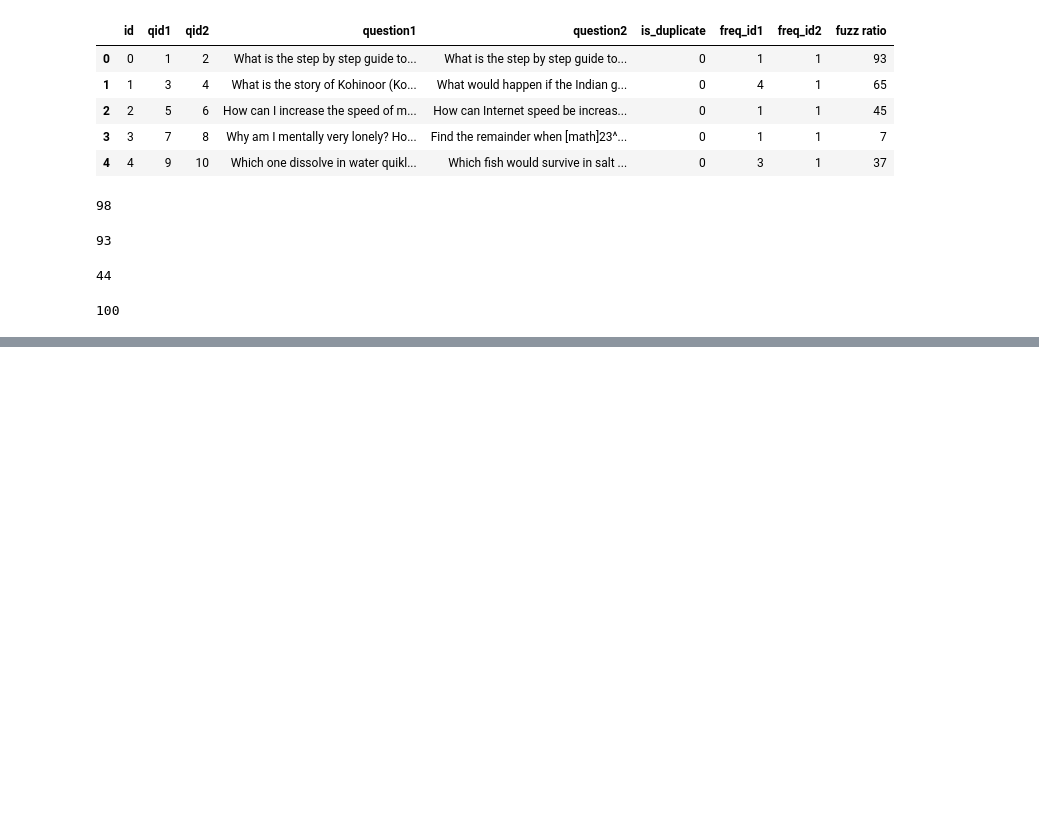
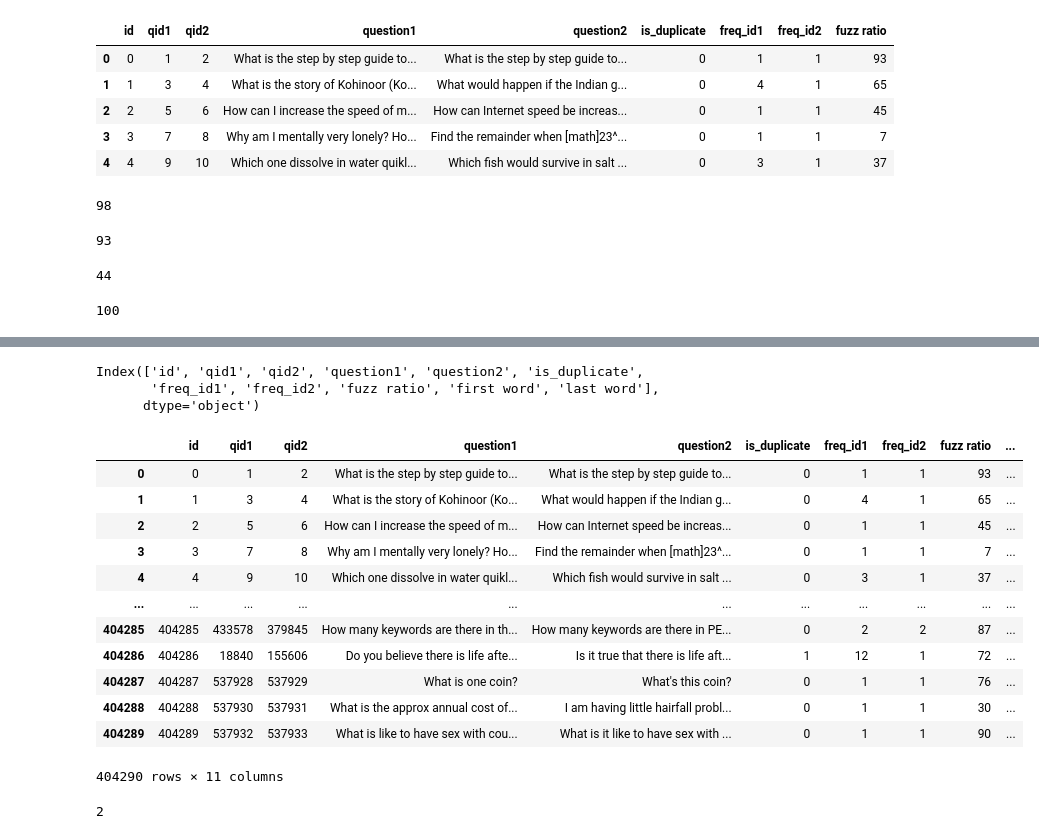
Before and after one commit to BibekRai44/Quora-Analysis, a Jupyter notebook: Quora Analysis.ipynb, the cells around one changed output, grey strips where cells are left out. Saved outputs shown, nothing was run; the diff lists cells and outputs as text; code cells hidden in the pictures; blank space fills up the shorter version.

```diff
--- a/Quora Analysis.ipynb
+++ b/Quora Analysis.ipynb
@@ -702,0 +767,12 @@ fuzz.token_sort_ratio('Nepal vs America','America vs Nepal')
+# %%
+def first_word(row):
+    if row['question1'].split(' ')[0]==row['question2'].split(' ')[0]:
+        return 1
+    else:
+        return 0
+# %%
+def last_word(row):
+    if row['question1'].split(' ')[-1]==row['question2'].split(' ')[-1]:
+        return 1
+    else:
+        return 0
@@ -702,0 +794,2 @@ fuzz.token_sort_ratio('Nepal vs America','America vs Nepal')
+# %%
+data['first word']=data.apply(first_word,axis=1)
@@ -702,0 +811,2 @@ fuzz.token_sort_ratio('Nepal vs America','America vs Nepal')
+# %%
+data['last word']=data.apply(last_word,axis=1)
@@ -702,0 +828,26 @@ fuzz.token_sort_ratio('Nepal vs America','America vs Nepal')
+# %%
+data.columns
+# %% [output]
+Index(['id', 'qid1', 'qid2', 'question1', 'question2', 'is_duplicate',
+       'freq_id1', 'freq_id2', 'fuzz ratio', 'first word', 'last word'],
+      dtype='object')
+# %%
+data
+# %% [output]
+|  | id | qid1 | qid2 | question1 | question2 | is_duplicate | freq_id1 | freq_id2 | fuzz ratio | ... |
+| 0 | 0 | 1 | 2 | What is the step by step guide to... | What is the step by step guide to... | 0 | 1 | 1 | 93 | ... |
+| 1 | 1 | 3 | 4 | What is the story of Kohinoor (Ko... | What would happen if the Indian g... | 0 | 4 | 1 | 65 | ... |
+| 2 | 2 | 5 | 6 | How can I increase the speed of m... | How can Internet speed be increas... | 0 | 1 | 1 | 45 | ... |
+| 3 | 3 | 7 | 8 | Why am I mentally very lonely? Ho... | Find the remainder when [math]23^... | 0 | 1 | 1 | 7 | ... |
+| 4 | 4 | 9 | 10 | Which one dissolve in water quikl... | Which fish would survive in salt ... | 0 | 3 | 1 | 37 | ... |
+| ... | ... | ... | ... | ... | ... | ... | ... | ... | ... | ... |
+| 404285 | 404285 | 433578 | 379845 | How many keywords are there in th... | How many keywords are there in PE... | 0 | 2 | 2 | 87 | ... |
+| 404286 | 404286 | 18840 | 155606 | Do you believe there is life afte... | Is it true that there is life aft... | 1 | 12 | 1 | 72 | ... |
+| 404287 | 404287 | 537928 | 537929 | What is one coin? | What's this coin? | 0 | 1 | 1 | 76 | ... |
+| 404288 | 404288 | 537930 | 537931 | What is the approx annual cost of... | I am having little hairfall probl... | 0 | 1 | 1 | 30 | ... |
+| 404289 | 404289 | 537932 | 537933 | What is like to have sex with cou... | What is it like to have sex with ... | 0 | 1 | 1 | 90 | ... |
+404290 rows × 11 columns
+# %%
+abs(len(data['question2'][0].split(' '))-len(data['question1'][0].split(' ')))
+# %% [output]
+2
```
Also changed, not shown: parts of 28 cells of this notebook.
